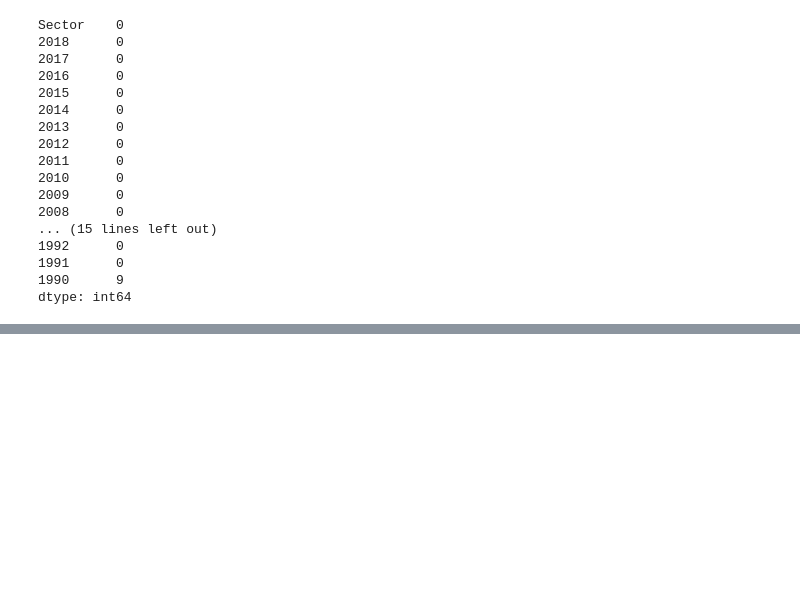
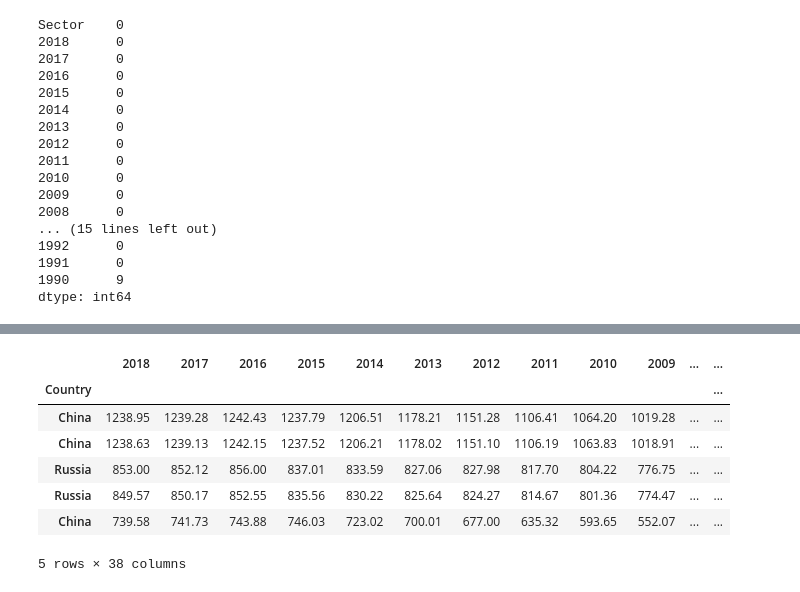
Before and after one commit to OxanaDrotieva/Methane_emissions_analysis, a Jupyter notebook: methane-emissions.ipynb, the cells around one changed output, grey strips where cells are left out. Drawn from its saved outputs; the diff is of its cells as text; code cells hidden in the pictures; blank space fills up the shorter version.

```diff
--- a/methane-emissions.ipynb
+++ b/methane-emissions.ipynb
@@ -139,0 +164,13 @@ dtype: int64
+# %%
+# Binary encoding Sector column
+methane_emissions_encoded = pd.get_dummies(methane_emissions_df, columns=["Sector"])
+methane_emissions_encoded.head()
+# %% [output]
+|  | 2018 | 2017 | 2016 | 2015 | 2014 | 2013 | 2012 | 2011 | 2010 | 2009 | ... | ... |
+| Country |  |  |  |  |  |  |  |  |  |  |  | ... |
+| China | 1238.95 | 1239.28 | 1242.43 | 1237.79 | 1206.51 | 1178.21 | 1151.28 | 1106.41 | 1064.20 | 1019.28 | ... | ... |
+| China | 1238.63 | 1239.13 | 1242.15 | 1237.52 | 1206.21 | 1178.02 | 1151.10 | 1106.19 | 1063.83 | 1018.91 | ... | ... |
+| Russia | 853.00 | 852.12 | 856.00 | 837.01 | 833.59 | 827.06 | 827.98 | 817.70 | 804.22 | 776.75 | ... | ... |
+| Russia | 849.57 | 850.17 | 852.55 | 835.56 | 830.22 | 825.64 | 824.27 | 814.67 | 801.36 | 774.47 | ... | ... |
+| China | 739.58 | 741.73 | 743.88 | 746.03 | 723.02 | 700.01 | 677.00 | 635.32 | 593.65 | 552.07 | ... | ... |
+5 rows × 38 columns
```
Also changed, not shown: parts of 8 cells of this notebook.
